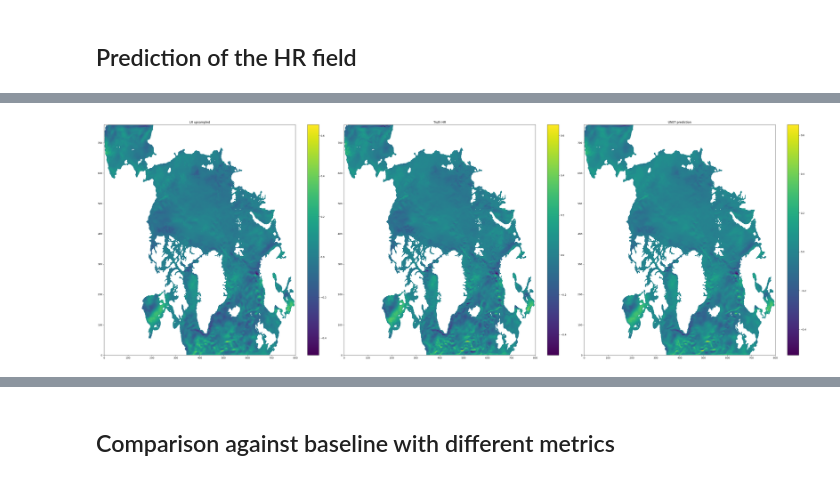
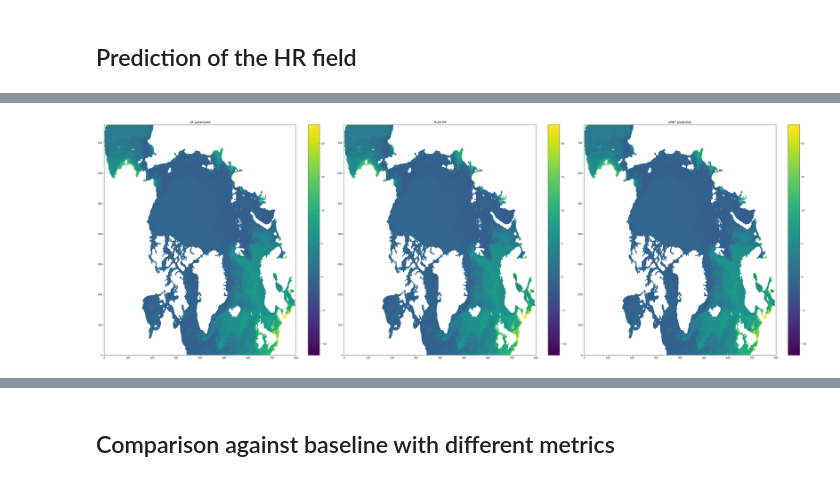
Before and after one commit to AntoineBernigaud/Super_Resolution_Data_Assimilation, a Jupyter notebook: Test_ResUnet.ipynb, the cells around one changed output, grey strips where cells are left out. Saved outputs shown, nothing was run; the diff lists cells and outputs as text; code cells hidden in the pictures.

```diff
--- a/Test_ResUnet.ipynb
+++ b/Test_ResUnet.ipynb
@@ -149,6 +149,7 @@ paths["data_LR_upsampled"] = os.path.join(root_data_dir,"LR_upsampled")
 # Path to the standardization files containing the mean / variance of the field
 # for normalization
 paths["standard"] = root_data_dir
+paths["forcings"] = root_data_dir
 file_standardization_res = os.path.join(paths["data_HR"],"standard_residuals.h5")
 file_standardization_LR_upsampled = os.path.join(paths["data_LR_upsampled"],"standard_LR_upsampled.h5")
 
@@ -286,29 +289,30 @@ I0000 00:00:1745929794.095183    1095 cuda_executor.cc:1015] successful NUMA nod
 ## Prediction of the HR field
 # %%
 # Prediction on the first element of the first batch
-predict_batch = unet_model.predict(test_generator[0][0]) # prediction on test_generator['batch_number']['LR field upsampled']
+predict_batch = unet_model.predict(test_generator[0][0]) # prediction on test_generator['batch_number']['predictors']
 
-if layer == 1:
-    target_no = 0
+if layer == 0:
+    predictor_no = 0
 else:
-    target_no = 1
+    predictor_no = 1
+
 # Get the field corresponding to the chosen target in the prediction
-predict = predict_batch[0,:,:,target_no]
+predict = predict_batch[0, :, :, 0]
 # Crop the prediction to match the dimension of the real field
-predict = predict[0:760,:]
+predict = predict[0:760, :]
 # Same thing for the input (X) and the truth (y)
 X_batch, y_batch = test_generator[0]
-X = X_batch[0,...,target_no]
-y = y_batch[0,...,target_no]
-X = X[0:760,:]
-y = y[0:760,:]
+X = X_batch[0, ..., predictor_no]
+y = y_batch[0, ..., 0]
+X = X[0:760, :]
+y = y[0:760, :]
 
 ## Apply land mask
-tp5mask = np.load(os.path.join(root_data_dir,'tp5mask.npy') )
+tp5mask = np.load(os.path.join('/home/onyxia/work/Super_Resolution_Data_Assimilation/data','tp5mask.npy') )
 tp5mask_augmented = np.copy(tp5mask)  # We mask the Golf of Ob for the results as it is not a region of interest
 tp5mask_augmented[480:530, 675:800] = 1
-y = np.ma.masked_array(y,tp5mask_augmented)
-predict = np.ma.masked_array(predict,tp5mask_augmented)
-X = np.ma.masked_array(X,tp5mask_augmented)
+y = np.ma.masked_array(y, tp5mask_augmented)
+predict = np.ma.masked_array(predict, tp5mask_augmented)
+X = np.ma.masked_array(X, tp5mask_augmented)
 # %% [output]
 WARNING: All log messages before absl::InitializeLog() is called are written to STDERR
@@ -321,11 +325,12 @@ I0000 00:00:1745929808.864297    1183 device_compiler.h:188] Compiled cluster us
 # %%
 ## Plot some fields
 
 vmax = np.max(y)
+vmin = np.min(y)
 
-plot_flds(['LR upsampled', 'Truth HR', 'UNET prediction'], [X, y, predict], vmax)
+plot_flds(['LR upsampled', 'Truth HR', 'UNET prediction'], [X, y, predict], vmax, vmin)
 # %% [output]
-[figure, old version]
+[figure, new version]
 # %%
 ## Plot some difference
 
```
Also changed, not shown: parts of 15 cells of this notebook, 2 other files.
